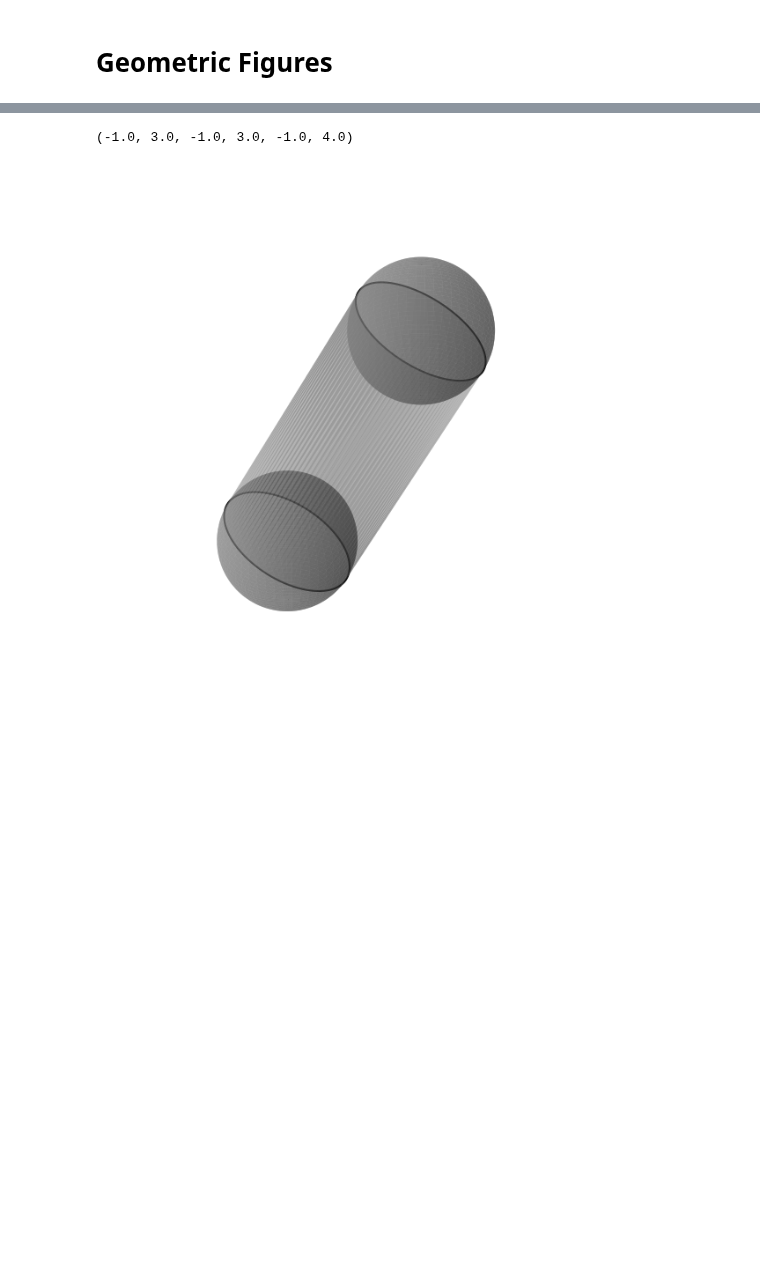
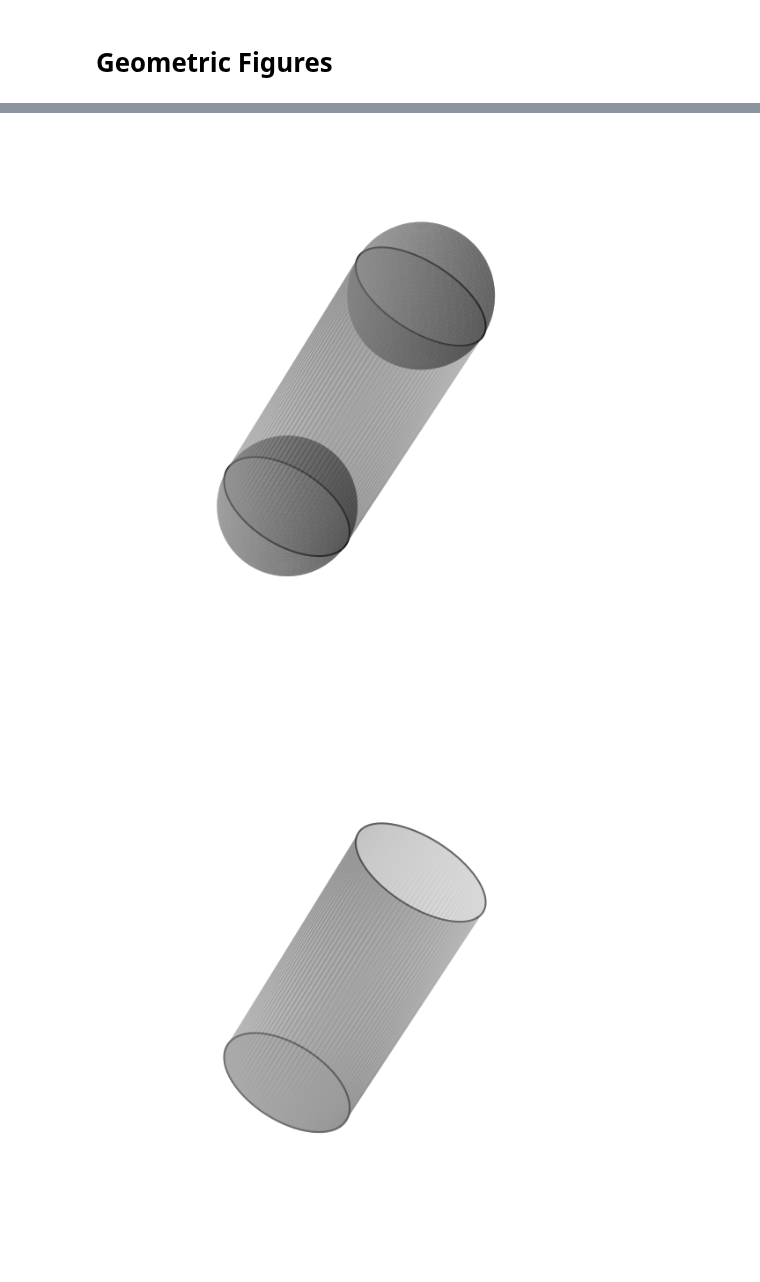
Before and after one commit to Cr3sp1/Rain, a Jupyter notebook: Visualization/GeoFigs.ipynb, the cells around one changed output, grey strips where cells are left out. Saved outputs shown, nothing was run; the diff lists cells and outputs as text; code cells hidden in the pictures; blank space fills up the shorter version.

```diff
--- a/Visualization/GeoFigs.ipynb
+++ b/Visualization/GeoFigs.ipynb
@@ -119,11 +116,6 @@ ax.plot(circ2_x, circ2_y, circ2_z, color='black')
 # Plot the cylinder
 ax.plot_trisurf(vertices[:,0], vertices[:,1], vertices[:,2], triangles=faces, color='gray', alpha=0.3)
 
-
-ax.set_xlabel('X')
-ax.set_ylabel('Y')
-ax.set_zlabel('Z')
-
 # Set intervals for each axis
 ax.set_xlim(-1, 3)  # Set interval for the x-axis
 ax.set_ylim(-1, 3)  # Set interval for the y-axis
@@ -136,7 +128,43 @@ ax.set_box_aspect([1, 1, 5./4.])
 ax.axis('off')
 
 #  Save the figure to a file
-# plt.savefig('../Graphs/wet_comp.png', dpi=300, bbox_inches='tight')
+plt.savefig('../Graphs/ProjVol2.png', dpi=300, bbox_inches='tight')
 # %% [output]
-(-1.0, 3.0, -1.0, 3.0, -1.0, 4.0)
 [figure]
+# %%
+# Plot
+fig = plt.figure(figsize=(8, 8))  # Adjust the size as needed
+ax = fig.add_subplot(111, projection='3d')
+
+
+# Plot circumferences
+ax.plot(circ1_x, circ1_y, circ1_z, color='black', alpha=0.6)
+ax.plot(circ2_x, circ2_y, circ2_z, color='black', alpha=0.6)
+
+# Calculate the vertices for filling the first circumference
+vertices_fill = np.column_stack([circ1_x, circ1_y, circ1_z])
+
+# Create a Poly3DCollection
+poly = Poly3DCollection([vertices_fill], alpha=0.5, color='gray')
+
+# Add the polygon to the plot
+ax.add_collection3d(poly)
+
+# Plot the cylinder
+ax.plot_trisurf(vertices[:,0], vertices[:,1], vertices[:,2], triangles=faces, color='gray', alpha=0.3)
+
+# Set intervals for each axis
+ax.set_xlim(-1, 3)  # Set interval for the x-axis
+ax.set_ylim(-1, 3)  # Set interval for the y-axis
+ax.set_zlim(-1, 4)  # Set interval for the z-axis
+
+# Set equal aspect ratio
+ax.set_box_aspect([1, 1, 5./4.])
+
+# Hide the axes
+ax.axis('off')
+
+#  Save the figure to a file
+plt.savefig('../Graphs/ProjVol3.png', dpi=300, bbox_inches='tight')
+# %% [output]
+[figure, added]
```
Also changed, not shown: parts of 7 cells of this notebook, 1 other file.
